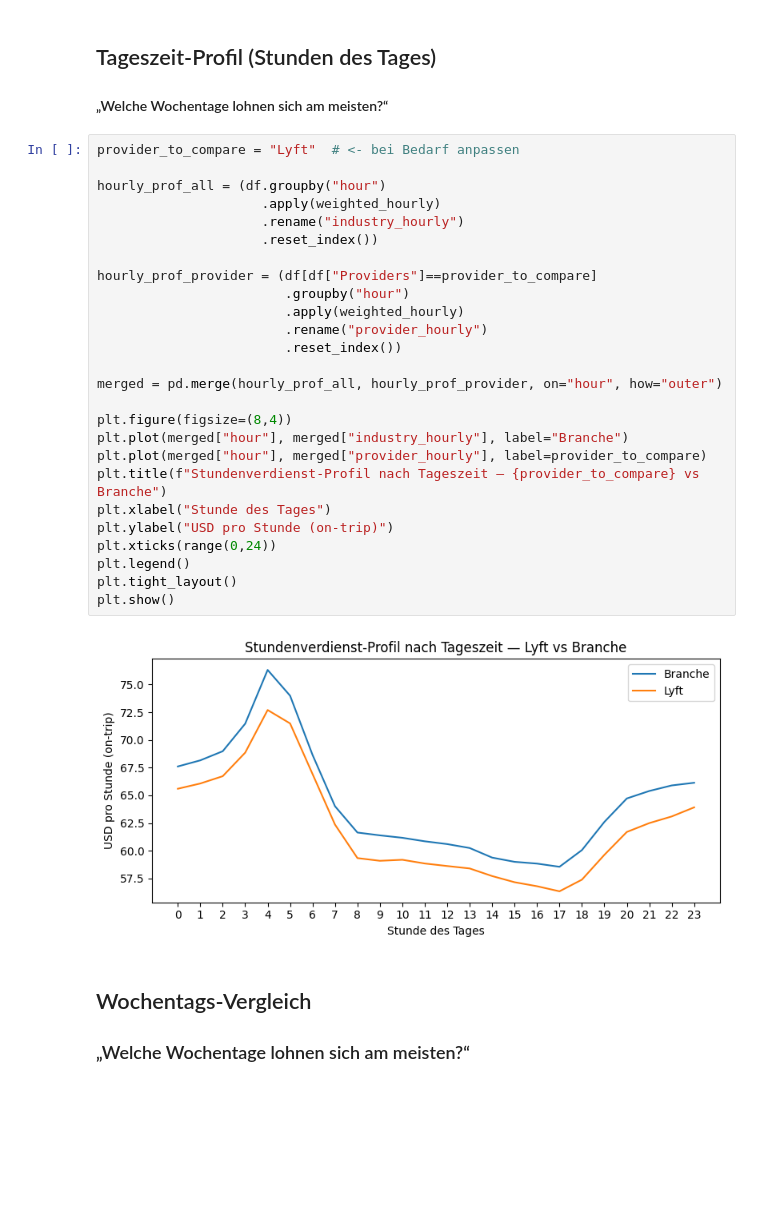
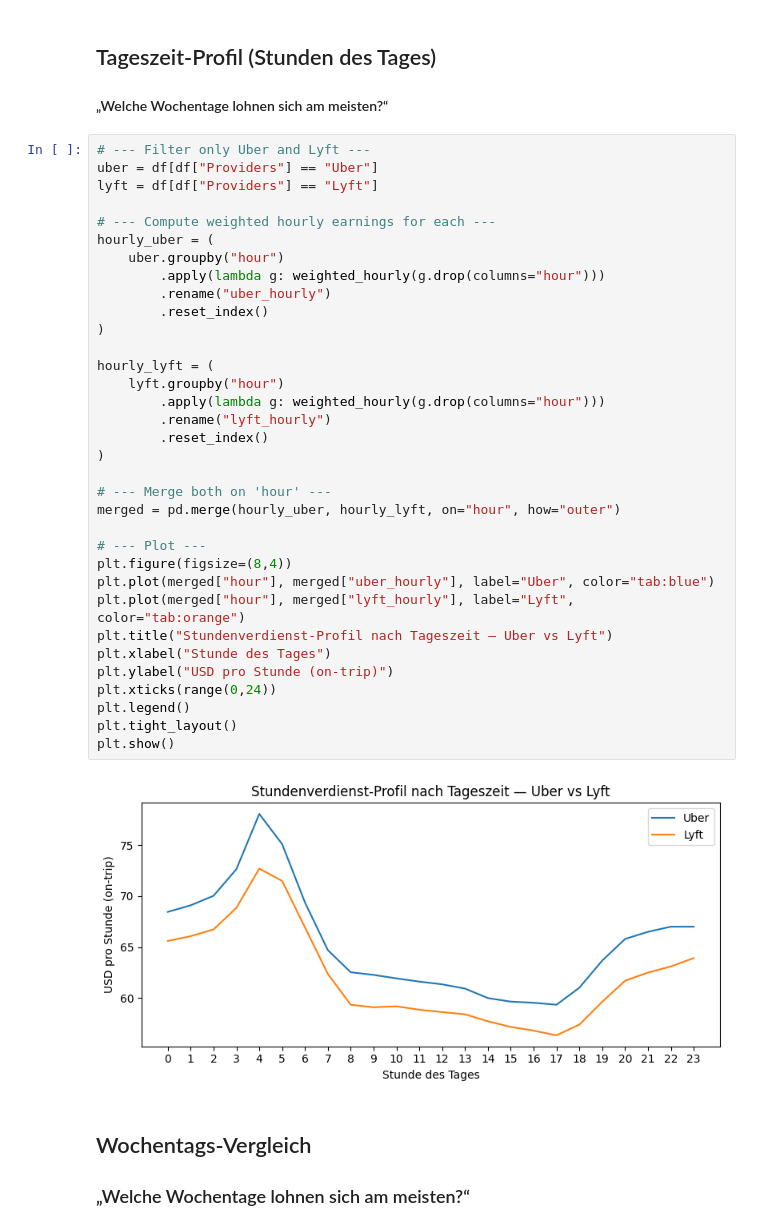
Before and after one commit to binhduong160199/DataEngineering8, a Jupyter notebook: user_story_earnings.ipynb, the cells around one changed output. Drawn from its saved outputs; the diff is of its cells as text; blank space fills up the shorter version.

```diff
--- a/user_story_earnings.ipynb
+++ b/user_story_earnings.ipynb
@@ -101,33 +101,41 @@ plt.show()
 ## Tageszeit‑Profil (Stunden des Tages)
 #### „Welche Wochentage lohnen sich am meisten?“
 # %%
-provider_to_compare = "Lyft"  # <- bei Bedarf anpassen
+# --- Filter only Uber and Lyft ---
+uber = df[df["Providers"] == "Uber"]
+lyft = df[df["Providers"] == "Lyft"]
 
-hourly_prof_all = (df.groupby("hour")
-                     .apply(weighted_hourly)
-                     .rename("industry_hourly")
-                     .reset_index())
+# --- Compute weighted hourly earnings for each ---
+hourly_uber = (
+    uber.groupby("hour")
+        .apply(lambda g: weighted_hourly(g.drop(columns="hour")))
+        .rename("uber_hourly")
+        .reset_index()
+)
 
-hourly_prof_provider = (df[df["Providers"]==provider_to_compare]
-                        .groupby("hour")
-                        .apply(weighted_hourly)
-                        .rename("provider_hourly")
-                        .reset_index())
+hourly_lyft = (
+    lyft.groupby("hour")
+        .apply(lambda g: weighted_hourly(g.drop(columns="hour")))
+        .rename("lyft_hourly")
+        .reset_index()
+)
 
-merged = pd.merge(hourly_prof_all, hourly_prof_provider, on="hour", how="outer")
+# --- Merge both on 'hour' ---
+merged = pd.merge(hourly_uber, hourly_lyft, on="hour", how="outer")
 
+# --- Plot ---
 plt.figure(figsize=(8,4))
-plt.plot(merged["hour"], merged["industry_hourly"], label="Branche")
-plt.plot(merged["hour"], merged["provider_hourly"], label=provider_to_compare)
-plt.title(f"Stundenverdienst-Profil nach Tageszeit — {provider_to_compare} vs Branche")
+plt.plot(merged["hour"], merged["uber_hourly"], label="Uber", color="tab:blue")
+plt.plot(merged["hour"], merged["lyft_hourly"], label="Lyft", color="tab:orange")
+plt.title("Stundenverdienst-Profil nach Tageszeit — Uber vs Lyft")
 plt.xlabel("Stunde des Tages")
 plt.ylabel("USD pro Stunde (on-trip)")
 plt.xticks(range(0,24))
 plt.legend()
 plt.tight_layout()
 plt.show()
 # %% [output]
-[figure, old version]
+[figure, new version]
 # %% [markdown]
 ## Wochentags‑Vergleich
 ### „Welche Wochentage lohnen sich am meisten?“
```
Also changed, not shown: parts of 1 cell of this notebook.
